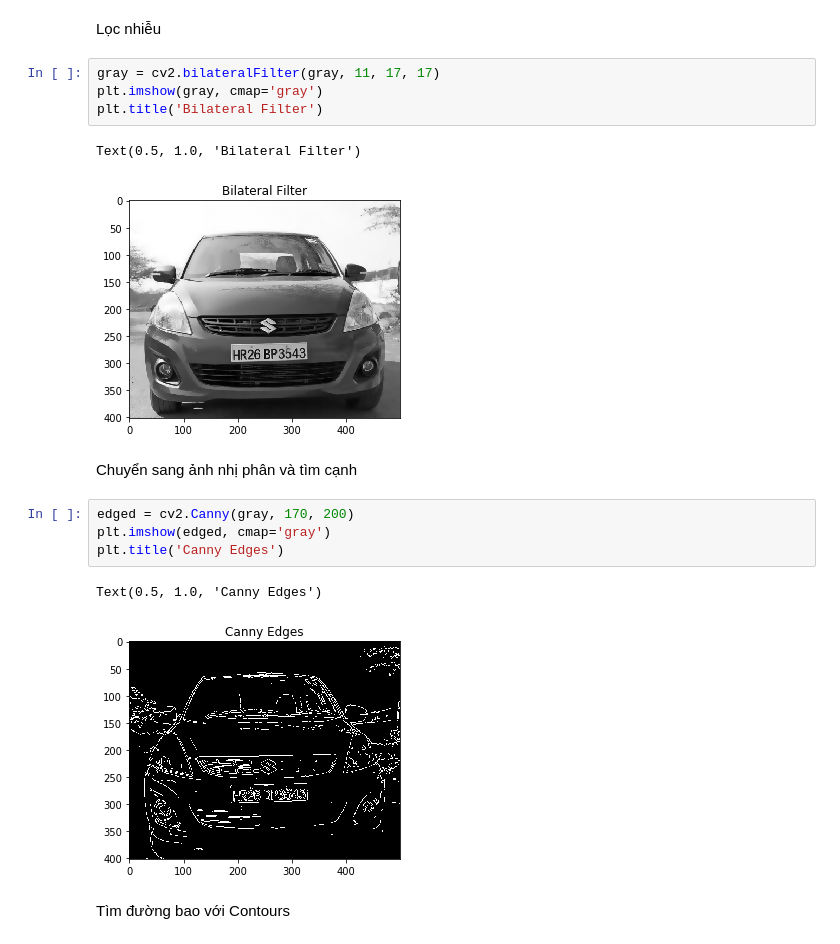
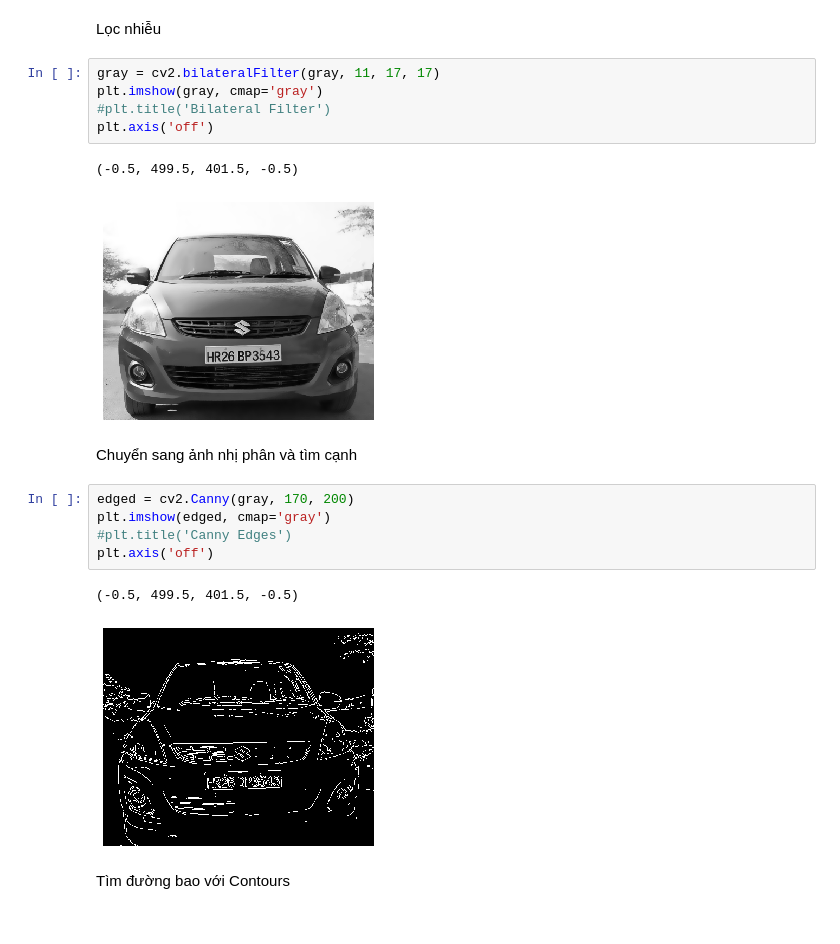
Before and after one commit to duongtruong175/license_plate_recognition, a Jupyter notebook: report_license_plate_test.ipynb, the cells around one changed output. Cells and saved outputs as stored; diff of their text form.

```diff
--- a/report_license_plate_test.ipynb
+++ b/report_license_plate_test.ipynb
@@ -32,19 +36,21 @@ Lọc nhiễu
 # %%
 gray = cv2.bilateralFilter(gray, 11, 17, 17)
 plt.imshow(gray, cmap='gray')
-plt.title('Bilateral Filter')
+#plt.title('Bilateral Filter')
+plt.axis('off')
 # %% [output]
-Text(0.5, 1.0, 'Bilateral Filter')
+(-0.5, 499.5, 401.5, -0.5)
-[figure, old version]
+[figure, new version]
 # %% [markdown]
 Chuyển sang ảnh nhị phân và tìm cạnh
 # %%
 edged = cv2.Canny(gray, 170, 200)
 plt.imshow(edged, cmap='gray')
-plt.title('Canny Edges')
+#plt.title('Canny Edges')
+plt.axis('off')
 # %% [output]
-Text(0.5, 1.0, 'Canny Edges')
+(-0.5, 499.5, 401.5, -0.5)
-[figure, old version]
+[figure, new version]
 # %% [markdown]
 Tìm đường bao với Contours
 # %%
```
Also changed, not shown: parts of 10 cells of this notebook, 2 other files.
